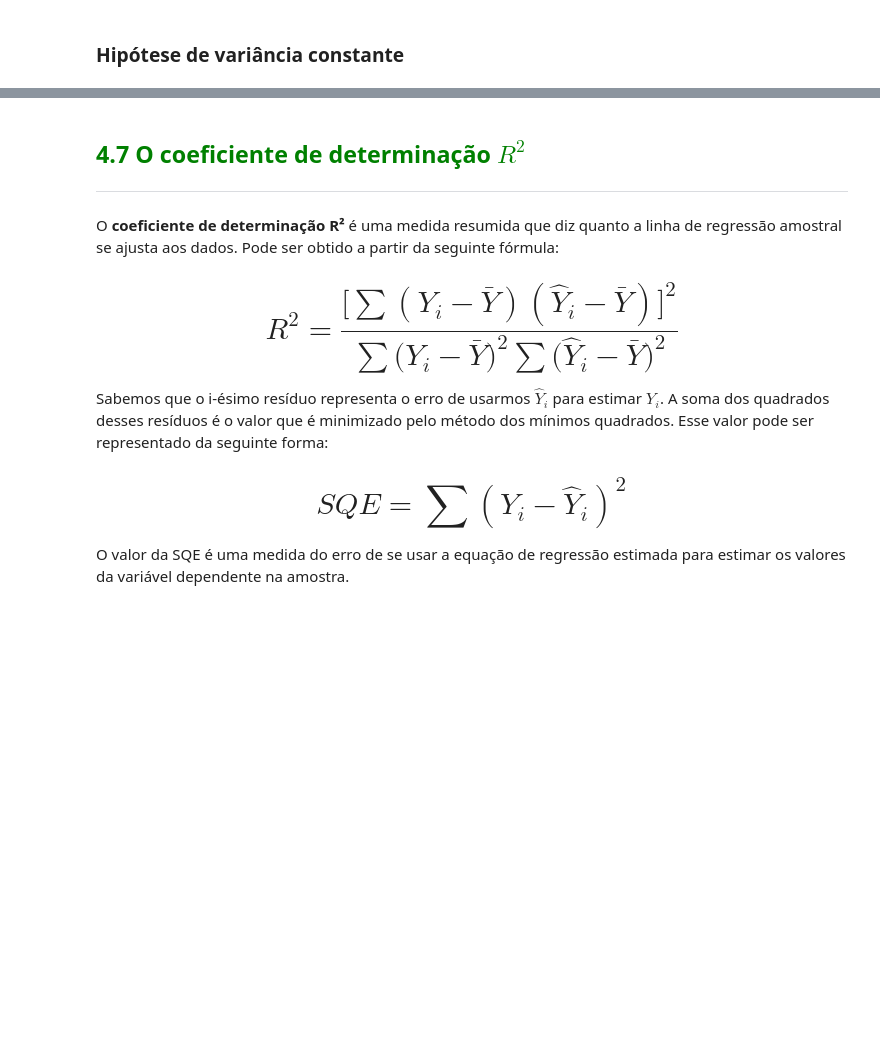
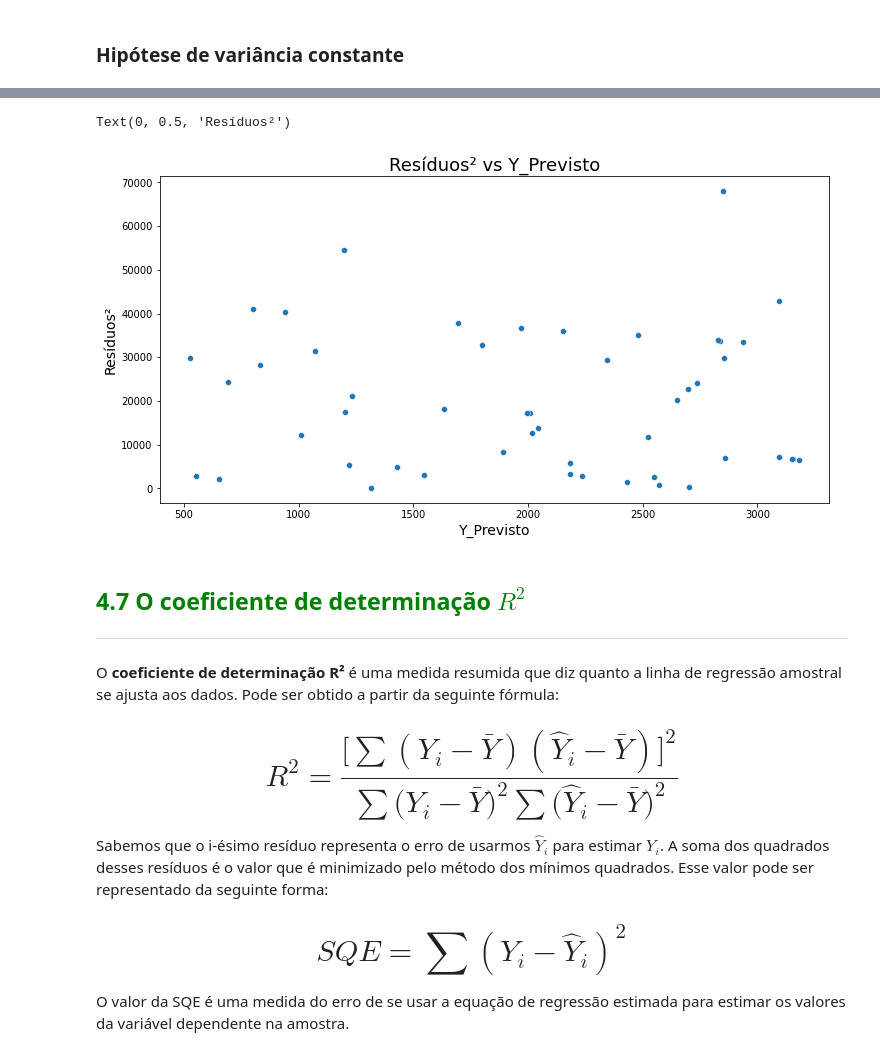
Before and after one commit to wiliands/estatistica_python, a Jupyter notebook: 05 - Correlacao_Regressao/Curso_de_Estatística_Parte_4.ipynb, the cells around one changed output, grey strips where cells are left out. Saved outputs shown, nothing was run; the diff lists cells and outputs as text; code cells hidden in the pictures; blank space fills up the shorter version.

```diff
--- a/05 - Correlacao_Regressao/Curso_de_Estatística_Parte_4.ipynb
+++ b/05 - Correlacao_Regressao/Curso_de_Estatística_Parte_4.ipynb
@@ -877,6 +931,15 @@ https://seaborn.pydata.org/generated/seaborn.scatterplot.html
 # %% [markdown]
 <img src="https://caelum-online-public.s3.amazonaws.com/1273-estatistica-parte4/01/img028.jpg" width=80%>
 Fonte: Econometria Básica - 5ª edição - Gujarati e Porter
+# %%
+ax = sns.scatterplot(x=dataset.Y_previsto, y=dataset.Residuos **2)
+ax.figure.set_size_inches(12, 6)
+ax.set_title('Resíduos² vs Y_Previsto', fontsize=18)
+ax.set_xlabel('Y_Previsto', fontsize=14)
+ax.set_ylabel('Resíduos²', fontsize=14)
+# %% [output]
+Text(0, 0.5, 'Resíduos²')
+[figure, added]
 # %% [markdown]
 ## <font color=green>4.7 O coeficiente de determinação $R^2$</font>
 ***
```
Also changed, not shown: parts of 43 cells of this notebook, 1 other file.
